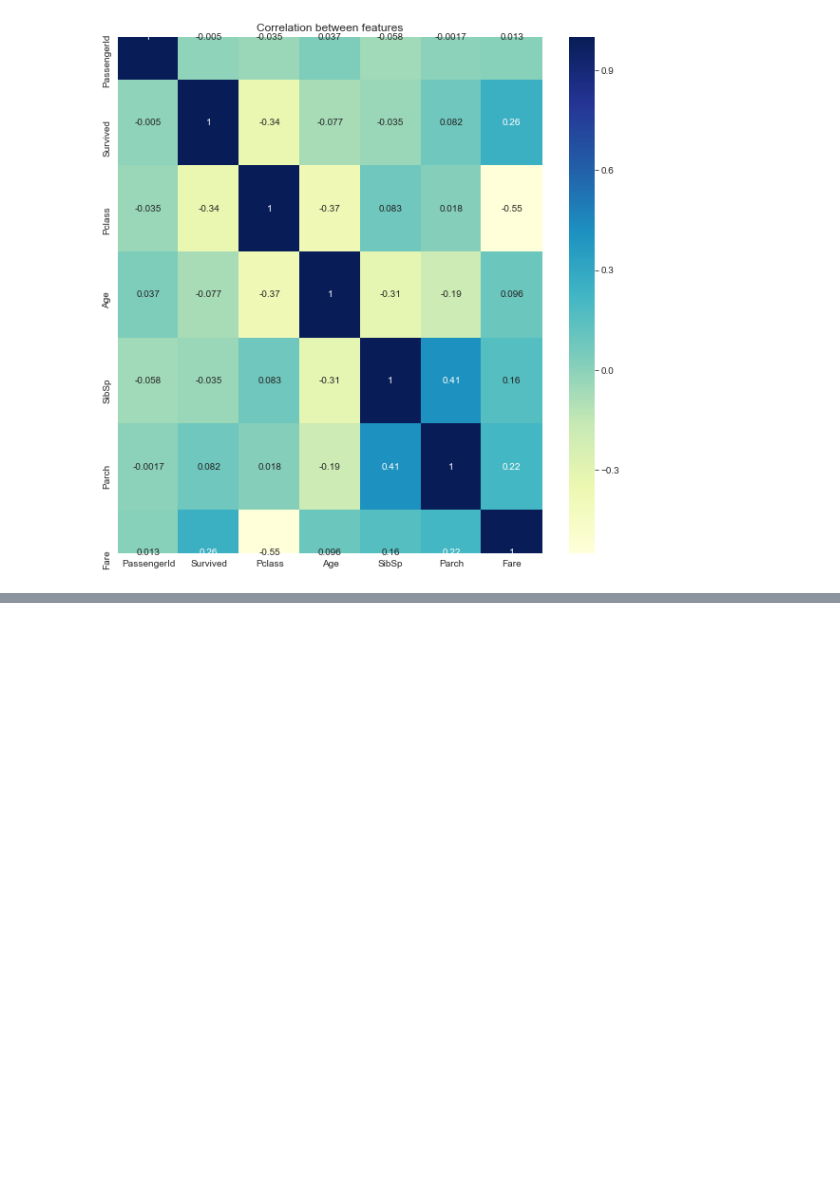
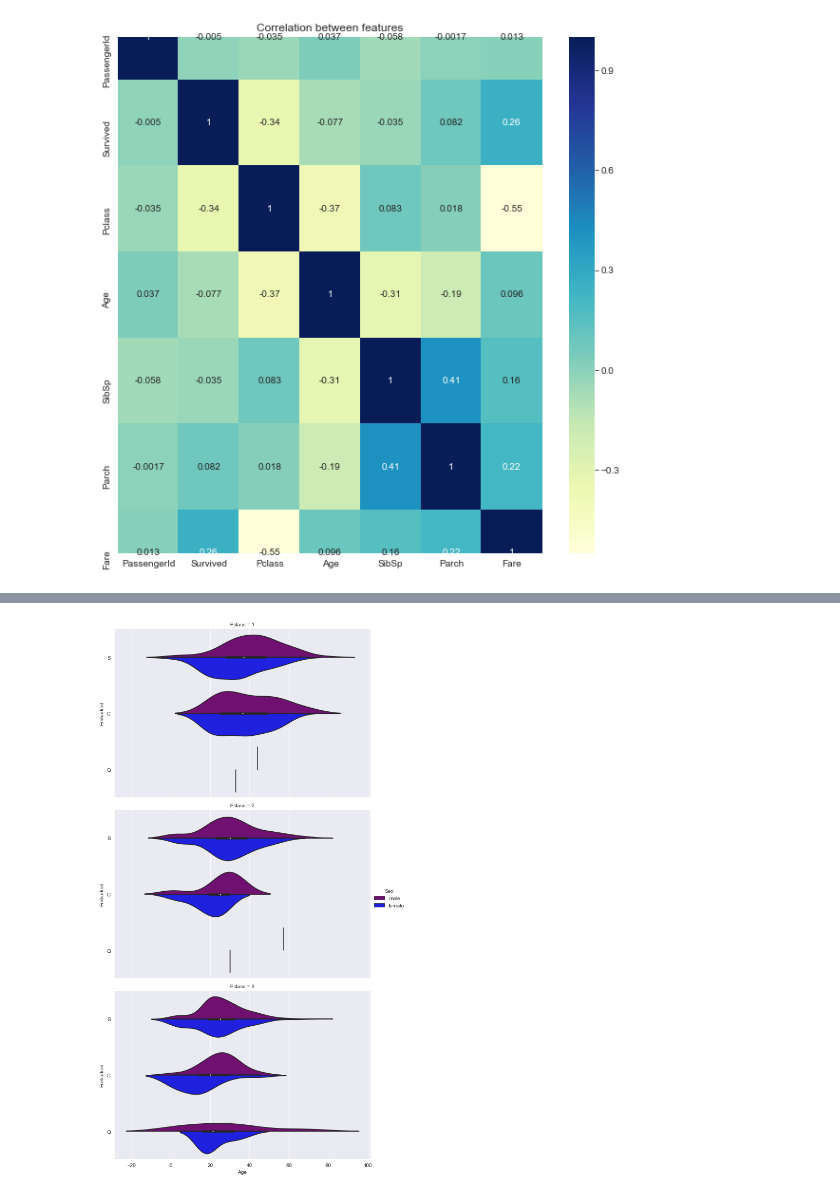
Before and after one commit to adamiqshan/end_to_end_ml, a Jupyter notebook: Titanic_end2end.ipynb, the cells around one changed output, grey strips where cells are left out. Saved outputs shown, nothing was run; the diff lists cells and outputs as text; code cells hidden in the pictures; blank space fills up the shorter version.

```diff
--- a/Titanic_end2end.ipynb
+++ b/Titanic_end2end.ipynb
@@ -203,0 +215,6 @@ plt.title('Correlation between features');
+# %%
+sns.factorplot(x="Age", y="Embarked", hue="Sex", row="Pclass",
+                    data=train[train.Embarked.notnull()],palette={'male':"purple", 'female':"blue"},
+                    kind="violin", split=True, aspect=1.5);
+# %% [output]
+[figure, added]
```
Also changed, not shown: parts of 12 cells of this notebook.
